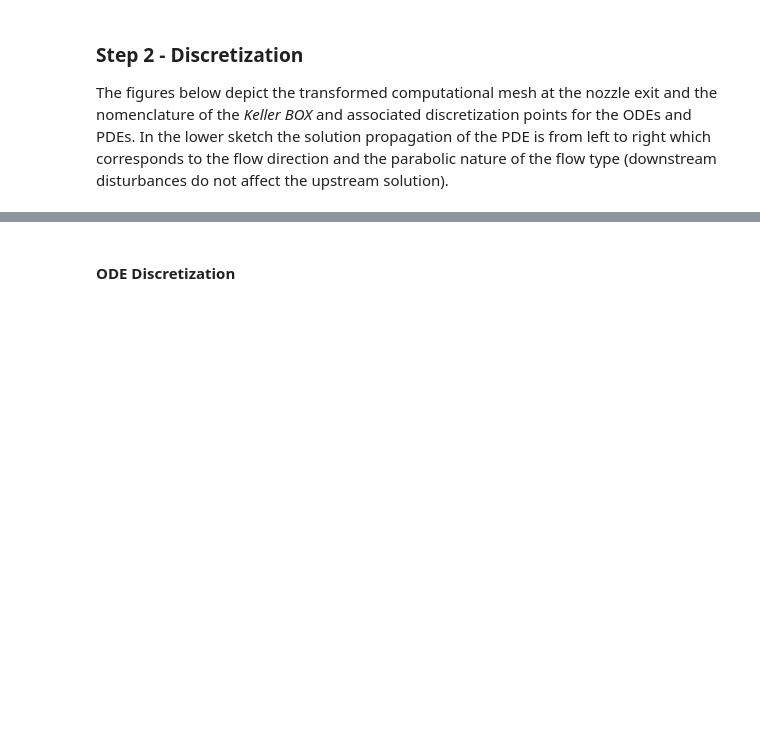
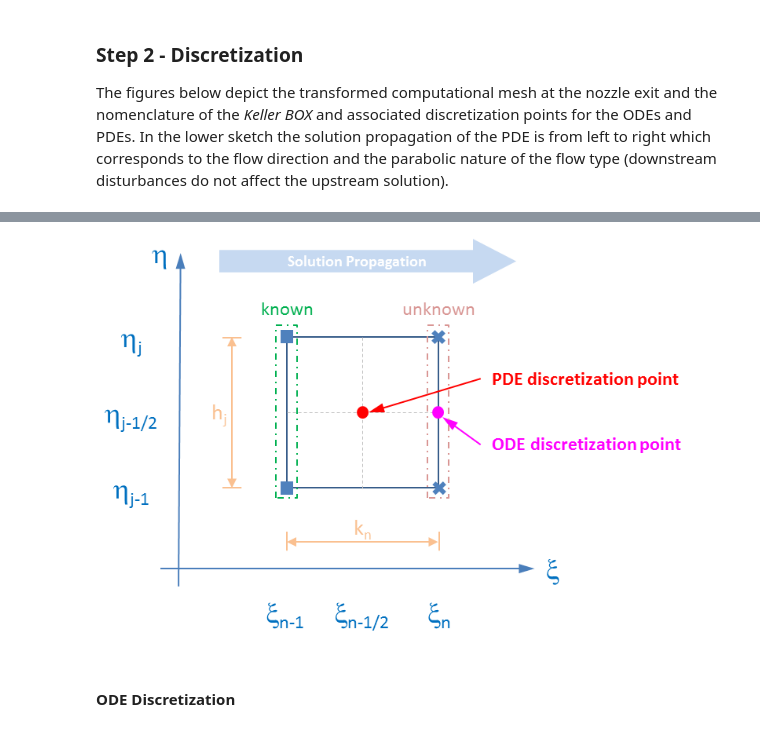
Before and after one commit to chiefenne/JET, a Jupyter notebook: jet.ipynb, the cells around one changed output, grey strips where cells are left out. Saved outputs shown, nothing was run; the diff lists cells and outputs as text; code cells hidden in the pictures; blank space fills up the shorter version.

```diff
--- a/jet.ipynb
+++ b/jet.ipynb
@@ -151,3 +151,9 @@ Image(filename='D:\Dropbox\JET\Keller_BOX.png', width=600)
+# %%
+_file = 'Keller_BOX.png'
+filename = os.path.join(path, _file)
+Image(filename=filename, width=600)
+# %% [output]
+[figure, added]
 # %% [markdown]
 #### ODE Discretization
 # %% [markdown]
```
Also changed, not shown: parts of 9 cells of this notebook, 2 other files.
